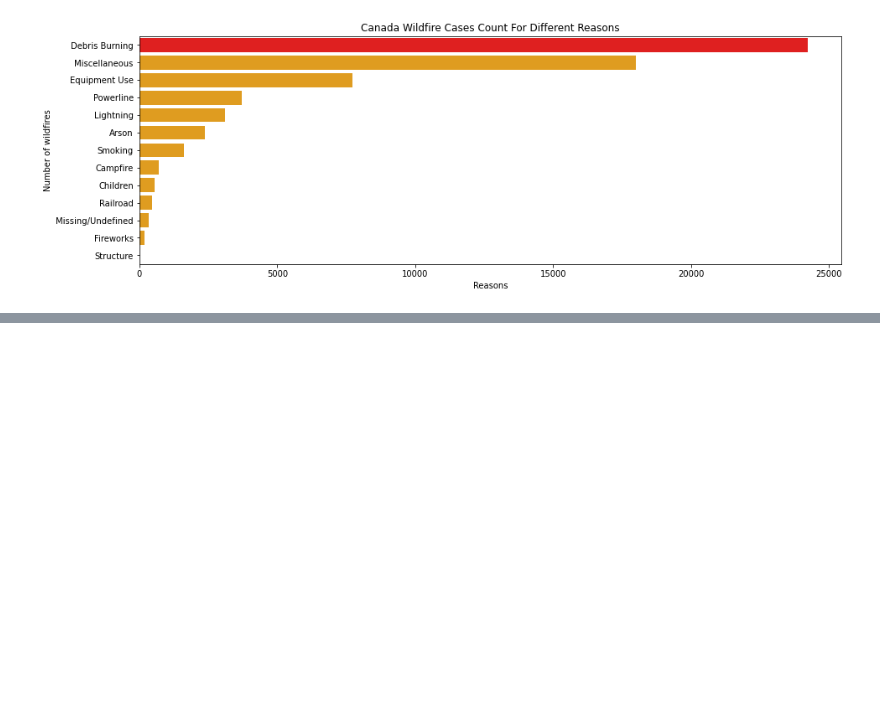
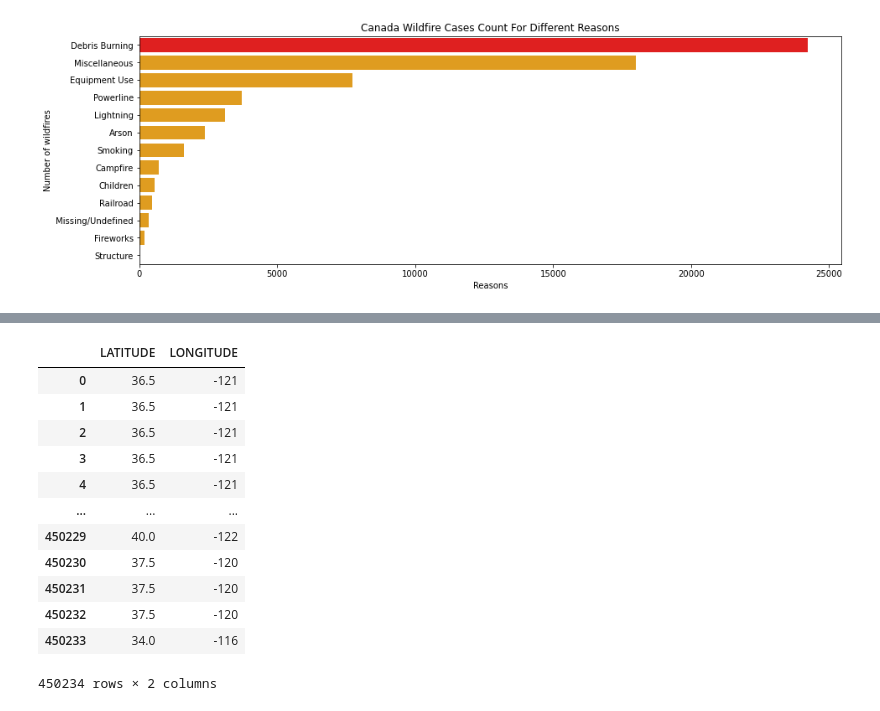
Before and after one commit to huruifu/733-project, a Jupyter notebook: project.ipynb, the cells around one changed output, grey strips where cells are left out. Cells and saved outputs as stored; diff of their text form; code cells hidden in the pictures; blank space fills up the shorter version.

```diff
--- a/project.ipynb
+++ b/project.ipynb
@@ -108,0 +128,19 @@ sns.heatmap(world, cmap='YlGnBu')
+# %%
+to_nearest_half = lambda x: int(x)+0.5 if x-int(x) > 0.5 else int(x)
+wildfire['LATITUDE'] = wildfire['LATITUDE'].apply(to_nearest_half)
+wildfire['LONGITUDE'] = wildfire['LONGITUDE'].apply(to_nearest_half)
+wildfire[['LATITUDE', 'LONGITUDE']]
+# %% [output]
+|  | LATITUDE | LONGITUDE |
+| 0 | 36.5 | -121 |
+| 1 | 36.5 | -121 |
+| 2 | 36.5 | -121 |
+| 3 | 36.5 | -121 |
+| 4 | 36.5 | -121 |
+| ... | ... | ... |
+| 450229 | 40.0 | -122 |
+| 450230 | 37.5 | -120 |
+| 450231 | 37.5 | -120 |
+| 450232 | 37.5 | -120 |
+| 450233 | 34.0 | -116 |
+450234 rows × 2 columns
```
Also changed, not shown: parts of 5 cells of this notebook, 1 other file.
